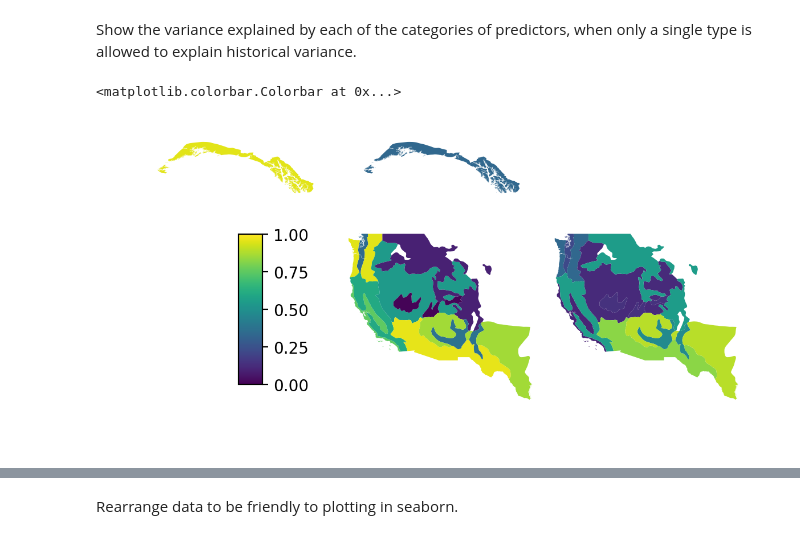
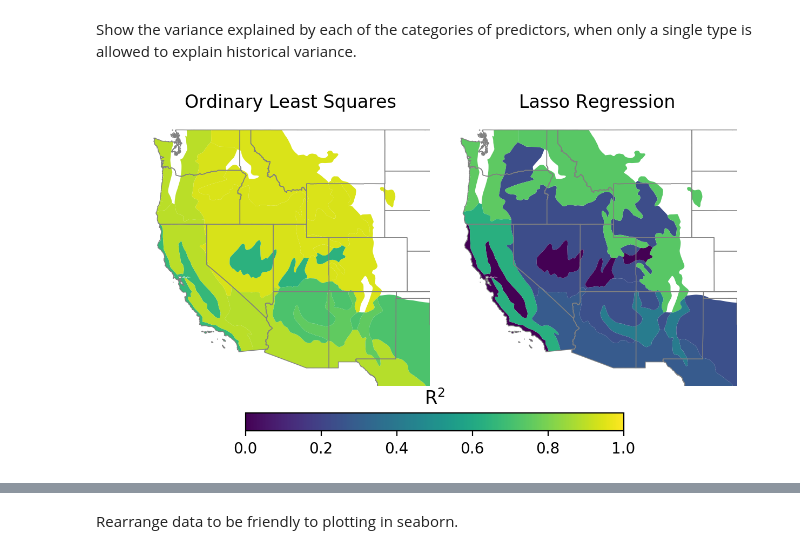
Before and after one commit to stevenjoelbrey/metSpread, a Jupyter notebook: Python/mapped_correlations.ipynb, the cells around one changed output, grey strips where cells are left out. Drawn from its saved outputs; the diff is of its cells as text; code cells hidden in the pictures.

```diff
--- a/Python/mapped_correlations.ipynb
+++ b/Python/mapped_correlations.ipynb
@@ -33,6 +28,6 @@ print(geo_df_file)
 - This is a geodataframe where the shapes and associated data are stored as a single data structure
 # %%
 divisions = geo.read_file(dataDir)
-divisions.index = divisions.division.values.copy()
-divisions
+divisions.index = divisions.division
+divisions.columns
 # %% [output]
@@ -50,13 +42,21 @@ divisions
+# %%
+divisions.rename(columns={"sfcWind_wi":"sfcWind_wind","sfcWind_sp":"sfcWind_spring","sfcWind_su":"sfcWind_summer",
+                            "hurs_winte":"hurs_winter","hurs_sprin":"hurs_spring", "hurs_summe":"hurs_summe",
+                            'hfls_winte':'hfls_winter', 'hfls_sprin':'hfls_spring','hfls_summe':'hfls_summer',
+                            'mrso_winte':'mrso_winter','mrso_sprin':'mrso_spring', 'mrso_summe':'mrso_summer',
+                            'evspsbl_wi':'evspsbl_winter', 'evspsbl_sp':'evspsbl_spring', 'evspsbl_su':'evspsbl_summer'},
+                 inplace=True)
 # %%
 usa = geo.read_file('../Data/GIS/cb_2017_us_state_500k')
 # %% [markdown]
 Set static division colors
 # %%
-tab10 = cm.get_cmap('tab10', 10)
-division_colors = tab10(range(10))
+n_div = divisions.shape[0]
+tab10 = cm.get_cmap('tab10', n_div)
+division_colors = tab10(range(n_div))
 division_colors[0][0:3]
 division_colors_hex = []
-for i in range(10) :
+for i in range(n_div) :
     division_colors_hex.append(matplotlib.colors.to_hex(division_colors[i][0:3]))
 
 division_colors_hex
@@ -87,18 +89,32 @@ Show the variance explained by each of the categories of predictors, when only a
 # %%
 fig, (ax1, ax2) = pyplot.subplots(ncols=2, sharex=True, sharey=True, figsize=(7, 3.3), dpi=200)
 ax1.axis('off')
 ax2.axis('off')
-divisions.plot(ax=ax1, column='atmos_r-sq',  vmin=0, vmax=1, legend=False)
-divisions.plot(ax=ax2, column='plant_r-sq',  vmin=0, vmax=1, legend=False)
-plt.subplots_adjust(wspace=-.5, hspace=0) # reduce spaces between panes
+
+#fig.suptitle('1984-2016 Burn Area Variance Explained')
+
+divisions.plot(ax=ax1, column='OLS_r2', vmin=0, vmax=1, legend=False)
+usa.plot(ax=ax1, facecolor='none', edgecolor="gray", linewidth=0.5)
+ax1.set_xlim(left=-125, right=-100)
+ax1.set_ylim(bottom=30, top=50)
+ax1.set_title("Ordinary Least Squares")
+
+divisions.plot(ax=ax2, column='lasso_r2', vmin=0, vmax=1, legend=False)
+usa.plot(ax=ax2, facecolor='none', edgecolor="gray", linewidth=0.5)
+ax2.set_xlim(left=-125, right=-100)
+ax2.set_ylim(bottom=30, top=50)
+ax2.set_title("Lasso Regression")
+
+plt.subplots_adjust(wspace=0.1, hspace=0) # reduce spaces between panes
 
 im = plt.gca().get_children()[0]
 # [left, bottom, width, height]
 # for horizontal bar
-#cax = fig.add_axes([0.25, 0, 0.5,0.05])
-#fig.colorbar(im, cax=cax, orientation="horizontal")
-cax = fig.add_axes([0.25, .2, 0.03, 0.4])
-fig.colorbar(im, cax=cax, orientation="vertical")
+cax = fig.add_axes([0.25, 0, 0.5,0.05])
+fig.colorbar(im, cax=cax, orientation="horizontal")
+plt.title("R$^{2}$")
+#cax = fig.add_axes([0.25, .2, 0.03, 0.4])
+#fig.colorbar(im, cax=cax, orientation="vertical")
+plt.show()
 # %% [output]
-<matplotlib.colorbar.Colorbar at 0x...>
-[figure, old version]
+[figure, new version]
```
Also changed, not shown: parts of 12 cells of this notebook.
